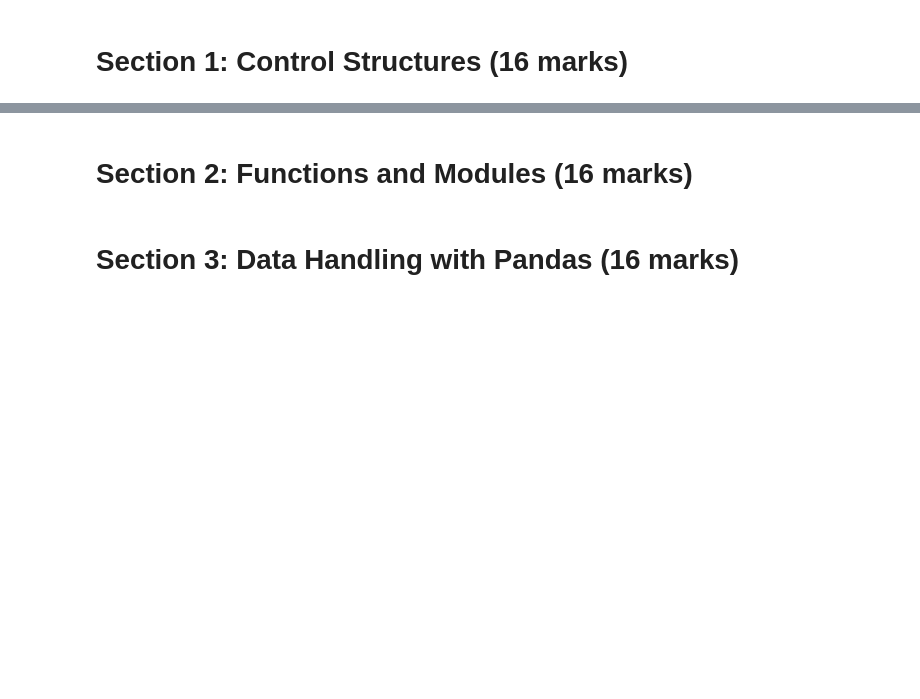
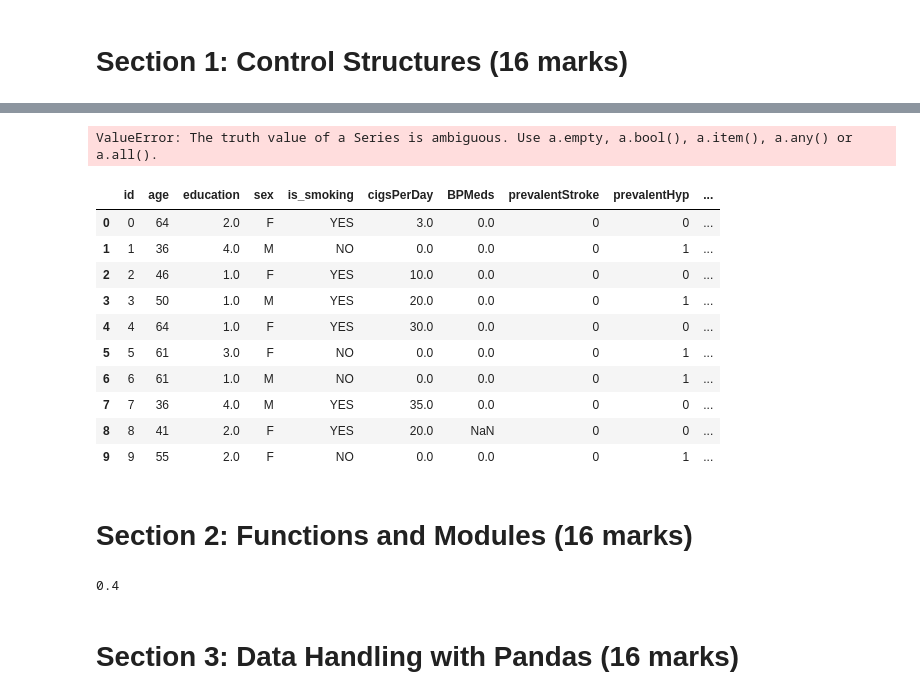
Before and after one commit to Micky1314/January-final-draft, a Jupyter notebook: Notebooks/Final Draft.ipynb, the cells around one changed output, grey strips where cells are left out. Cells and saved outputs as stored; diff of their text form; code cells hidden in the pictures; blank space fills up the shorter version.

Commit message:
Added a function that calculates a patient's risk of developing CHD based on their medical record

```diff
--- a/Notebooks/Final Draft.ipynb
+++ b/Notebooks/Final Draft.ipynb
@@ -111,9 +118,71 @@ Welcome to the patient's records! Please read through the options and type in th
+# %%
+# Risk factor calculator
+
+# Base risk of developing coronary heart disease: 10% (random)
+individual_risk = {}
+
+for index, row in df.iterrows():
+    if df["age"] > 40:
+        individual_risk[index] = row["sex"]
+# %% [output]
+ValueError: The truth value of a Series is ambiguous. Use a.empty, a.bool(), a.item(), a.any() or a.all().
+# %%
+df.head(10)
+# %% [output]
+|  | id | age | education | sex | is_smoking | cigsPerDay | BPMeds | prevalentStroke | prevalentHyp | ... |
+| 0 | 0 | 64 | 2.0 | F | YES | 3.0 | 0.0 | 0 | 0 | ... |
+| 1 | 1 | 36 | 4.0 | M | NO | 0.0 | 0.0 | 0 | 1 | ... |
+| 2 | 2 | 46 | 1.0 | F | YES | 10.0 | 0.0 | 0 | 0 | ... |
+| 3 | 3 | 50 | 1.0 | M | YES | 20.0 | 0.0 | 0 | 1 | ... |
+| 4 | 4 | 64 | 1.0 | F | YES | 30.0 | 0.0 | 0 | 0 | ... |
+| 5 | 5 | 61 | 3.0 | F | NO | 0.0 | 0.0 | 0 | 1 | ... |
+| 6 | 6 | 61 | 1.0 | M | NO | 0.0 | 0.0 | 0 | 1 | ... |
+| 7 | 7 | 36 | 4.0 | M | YES | 35.0 | 0.0 | 0 | 0 | ... |
+| 8 | 8 | 41 | 2.0 | F | YES | 20.0 | NaN | 0 | 0 | ... |
+| 9 | 9 | 55 | 2.0 | F | NO | 0.0 | 0.0 | 0 | 1 | ... |
 # %%
 # Reflection on results
 # %% [markdown]
 # Section 2: Functions and Modules (16 marks)
 # %%
 # Explanation and Documentation
+# %%
+# 1: Patient CHD risk calculator
+def patient_risk(id):
+
+    # Base risk by randomness
+    risk_factor = 0.1
+
+    patients_record = df.iloc[id]
+
+    if patients_record["sex"] == "M":
+        risk_factor += 0.1
+    if patients_record["age"] > 40:
+        risk_factor += 0.1
+    if patients_record["is_smoking"] == "YES":
+        risk_factor += 0.2
+    if patients_record["prevalentStroke"] == 1:
+        risk_factor += 0.05
+    if patients_record["prevalentHyp"] == 1:
+        risk_factor += 0.15
+    if patients_record["diabetes"] == 1:
+        risk_factor += 0.1
+    if patients_record["totChol"] > 240:
+        risk_factor += 0.15
+    if patients_record["sysBP"] > 140:
+        risk_factor += 0.05
+    if patients_record["diaBP"] > 90:
+        risk_factor += 0.05
+    if patients_record["BMI"] >= 25:
+        risk_factor += 0.1
+    if patients_record["heartRate"] > 100:
+        risk_factor += 0.1
+
+    return round(risk_factor, 2)
+
+print(patient_risk(757))
+# %% [output]
+0.4
 # %%
 # Reflection on results
 # %% [markdown]
```
Also changed, not shown: parts of 2 cells of this notebook.
